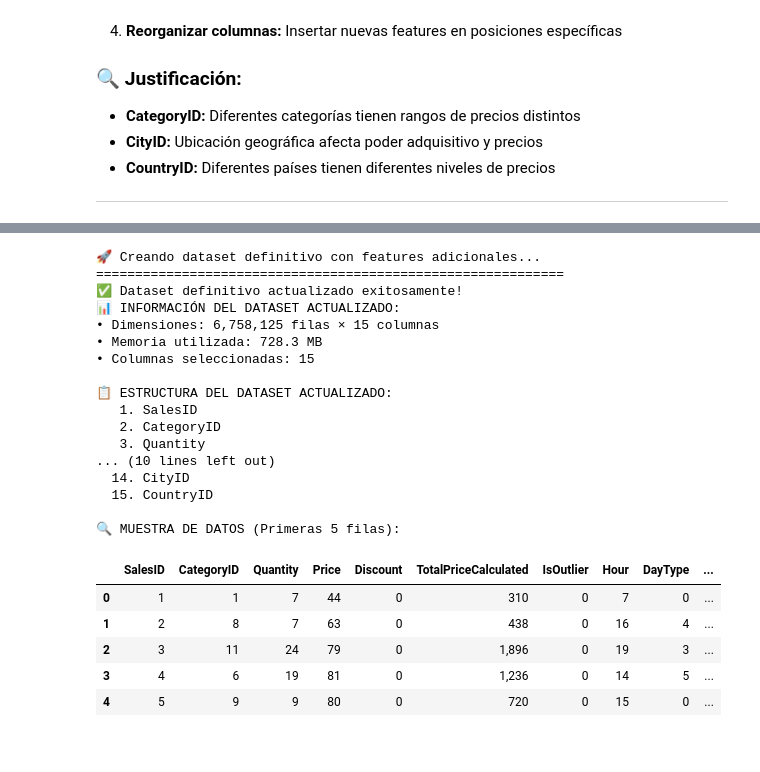
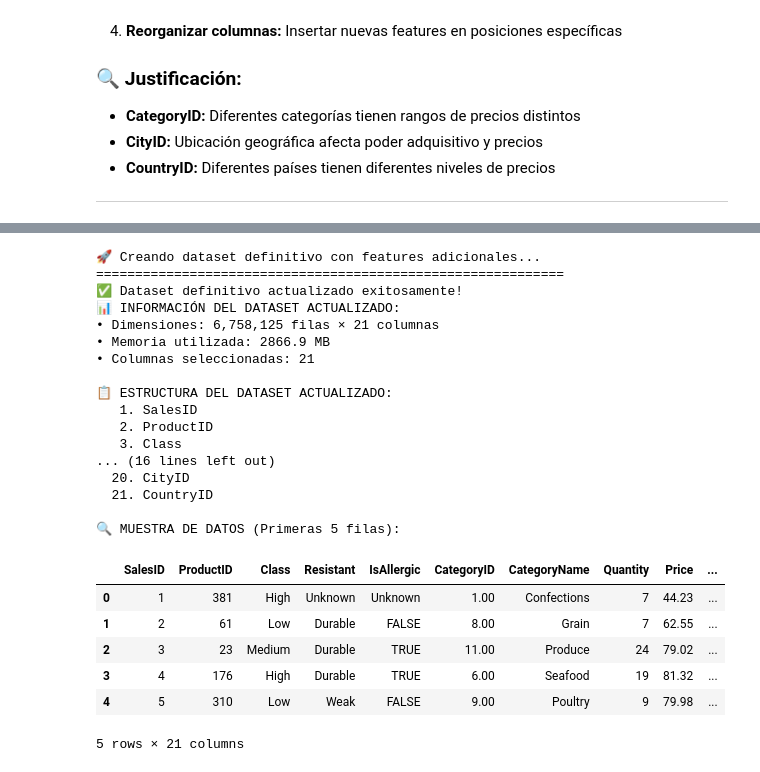
Before and after one commit to JEduardoCardenasR/data-engineering-proyecto-1, a Jupyter notebook: Avance 3/resultados.ipynb, the cells around one changed output, grey strips where cells are left out. Saved outputs shown, nothing was run; the diff lists cells and outputs as text; code cells hidden in the pictures.

```diff
--- a/Avance 3/resultados.ipynb
+++ b/Avance 3/resultados.ipynb
@@ -30,6 +30,8 @@
 # 📚 **IMPORTACIÓN DE LIBRERÍAS Y CARGA DE DATOS**
 import pandas as pd
 import numpy as np
+
+pd.options.display.float_format = '{:,.2f}'.format
 
 print("🔄 Cargando archivos CSV...")
 
@@ -610,19 +843,27 @@ Agregar columnas adicionales con potencial relación con `TotalPriceCalculated`:
 
 ---
 # %%
-# 🔗 **AGREGAR FEATURES ADICIONALES AL DATASET**
+# 🔗 **AGREGAR FEATURES ADICIONALES AL DATASET (CORREGIDO)**
 print("🔄 Agregando features adicionales...")
 print("=" * 60)
 
 # 1. Merge con products para obtener CategoryID
 print("📦 Agregando CategoryID desde tabla products...")
 sales_products = sales_products.merge(
-    products[['ProductID', 'CategoryID']],
+    products[['ProductID', 'CategoryID', 'Class', 'Resistant', 'IsAllergic']],
     on='ProductID',
     how='left'
 )
 
-# 2. Merge con customers para obtener CityID del cliente
+# 2. Merge con categories para obtener CategoryName
+print("🏷️ Agregando CategoryName desde tabla categories...")
+sales_products = sales_products.merge(
+    categories[['CategoryID', 'CategoryName']],
+    on='CategoryID',
+    how='left'
+)
+
+# 3. Merge con customers para obtener CityID del cliente
 print("🏙️ Agregando CityID desde tabla customers...")
 sales_products = sales_products.merge(
     customers[['CustomerID', 'CityID']],
@@ -630,7 +871,7 @@ sales_products = sales_products.merge(
     how='left'
 )
 
-# 3. Merge con cities para obtener CountryID
+# 4. Merge con cities para obtener CountryID
 print("🌍 Agregando CountryID desde tabla cities...")
 sales_products = sales_products.merge(
     cities[['CityID', 'CountryID']],
@@ -639,7 +880,7 @@ sales_products = sales_products.merge(
 )
 
 print("✅ Features adicionales agregadas exitosamente!")
-print(f"📊 Nuevas columnas disponibles: CategoryID, CityID, CountryID")
+print(f"📊 Nuevas columnas disponibles: CategoryID, CategoryName, CityID, CountryID")
 print(f"📈 Dimensiones actuales: {sales_products.shape[0]:,} filas × {sales_products.shape[1]} columnas")
 # %% [output]
 🔄 Agregando features adicionales...
@@ -660,73 +897,82 @@ columns_finales = [
     # 1. Identificador de venta
     'SalesID',
 
-    # 2. NUEVA: CategoryID (posición 2)
+    # 2-5. Features de producto
+    'ProductID',
+    'Class',
+    'Resistant',
+    'IsAllergic',
+
+    # 6-7. Features de categoría
     'CategoryID',
+    'CategoryName',
 
-    # 3-5. Features de transacción (recorridas una posición)
+    # 8-10. Features de transacción
     'Quantity',
     'Price',
     'Discount',
 
-    # 6. Variable objetivo
+    # 11. Variable objetivo
     'TotalPriceCalculated',
 
-    # 7-10. Features calculadas (recorridas una posición)
+    # 12-15. Features calculadas
     'IsOutlier',
     'Hour',
-    'DayType',
-    'Weekend',
+    'DayOfWeek',
+    'TypeOfDate',
 
-    # 11. Identificador de empleado (recorrido una posición)
+    # 16. Identificador de empleado
     'SalesPersonID',
 
-    # 12-13. Features de empleado (recorridas una posición)
+    # 17-19. Features de empleado
+    'Gender',
     'AgeAtHire',
     'ExperienceAtSale',
 
-    # 14. NUEVA: CityID (posición 14)
+    # 20. CityID
     'CityID',
 
-    # 15. NUEVA: CountryID (posición 15)
+    # 21. CountryID
     'CountryID'
 ]
 
 # Crear dataset definitivo
 dataset_final = sales_products[columns_finales].copy()
 
 print("✅ Dataset definitivo actualizado exitosamente!")
 print(f"📊 INFORMACIÓN DEL DATASET ACTUALIZADO:")
 print(f"• Dimensiones: {dataset_final.shape[0]:,} filas × {dataset_final.shape[1]} columnas")
 print(f"• Memoria utilizada: {dataset_final.memory_usage(deep=True).sum() / 1024**2:.1f} MB")
 print(f"• Columnas seleccionadas: {len(columns_finales)}")
 
 print(f"\n📋 ESTRUCTURA DEL DATASET ACTUALIZADO:")
 for i, col in enumerate(columns_finales, 1):
     print(f"  {i:2d}. {col}")
 
 print(f"\n🔍 MUESTRA DE DATOS (Primeras 5 filas):")
 dataset_final.head()
 # %% [output]
 🚀 Creando dataset definitivo con features adicionales...
 ============================================================
 ✅ Dataset definitivo actualizado exitosamente!
 📊 INFORMACIÓN DEL DATASET ACTUALIZADO:
-• Dimensiones: 6,758,125 filas × 15 columnas
-• Memoria utilizada: 728.3 MB
-• Columnas seleccionadas: 15
+• Dimensiones: 6,758,125 filas × 21 columnas
+• Memoria utilizada: 2866.9 MB
+• Columnas seleccionadas: 21
 
 📋 ESTRUCTURA DEL DATASET ACTUALIZADO:
    1. SalesID
-   2. CategoryID
-   3. Quantity
-... (10 lines left out)
-  14. CityID
-  15. CountryID
+   2. ProductID
+   3. Class
+... (16 lines left out)
+  20. CityID
+  21. CountryID
 
 🔍 MUESTRA DE DATOS (Primeras 5 filas):
-|  | SalesID | CategoryID | Quantity | Price | Discount | TotalPriceCalculated | IsOutlier | Hour | DayType | ... |
-| 0 | 1 | 1 | 7 | 44 | 0 | 310 | 0 | 7 | 0 | ... |
-| 1 | 2 | 8 | 7 | 63 | 0 | 438 | 0 | 16 | 4 | ... |
-| 2 | 3 | 11 | 24 | 79 | 0 | 1,896 | 0 | 19 | 3 | ... |
-| 3 | 4 | 6 | 19 | 81 | 0 | 1,236 | 0 | 14 | 5 | ... |
-| 4 | 5 | 9 | 9 | 80 | 0 | 720 | 0 | 15 | 0 | ... |
+|  | SalesID | ProductID | Class | Resistant | IsAllergic | CategoryID | CategoryName | Quantity | Price | ... |
+| 0 | 1 | 381 | High | Unknown | Unknown | 1.00 | Confections | 7 | 44.23 | ... |
+| 1 | 2 | 61 | Low | Durable | FALSE | 8.00 | Grain | 7 | 62.55 | ... |
+| 2 | 3 | 23 | Medium | Durable | TRUE | 11.00 | Produce | 24 | 79.02 | ... |
+| 3 | 4 | 176 | High | Durable | TRUE | 6.00 | Seafood | 19 | 81.32 | ... |
+| 4 | 5 | 310 | Low | Weak | FALSE | 9.00 | Poultry | 9 | 79.98 | ... |
+5 rows × 21 columns
```
Also changed, not shown: parts of 26 cells of this notebook, 1 other file.
